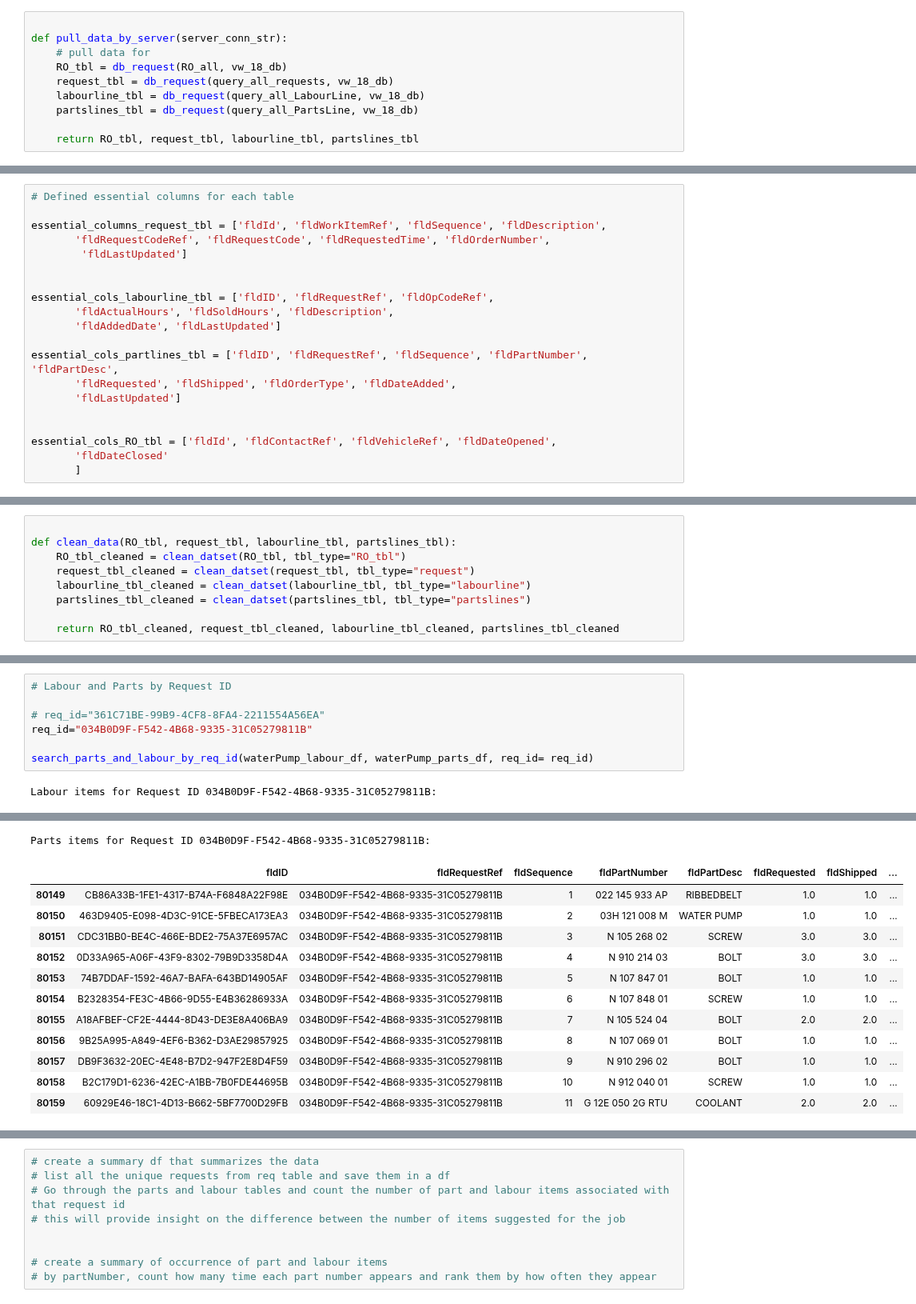
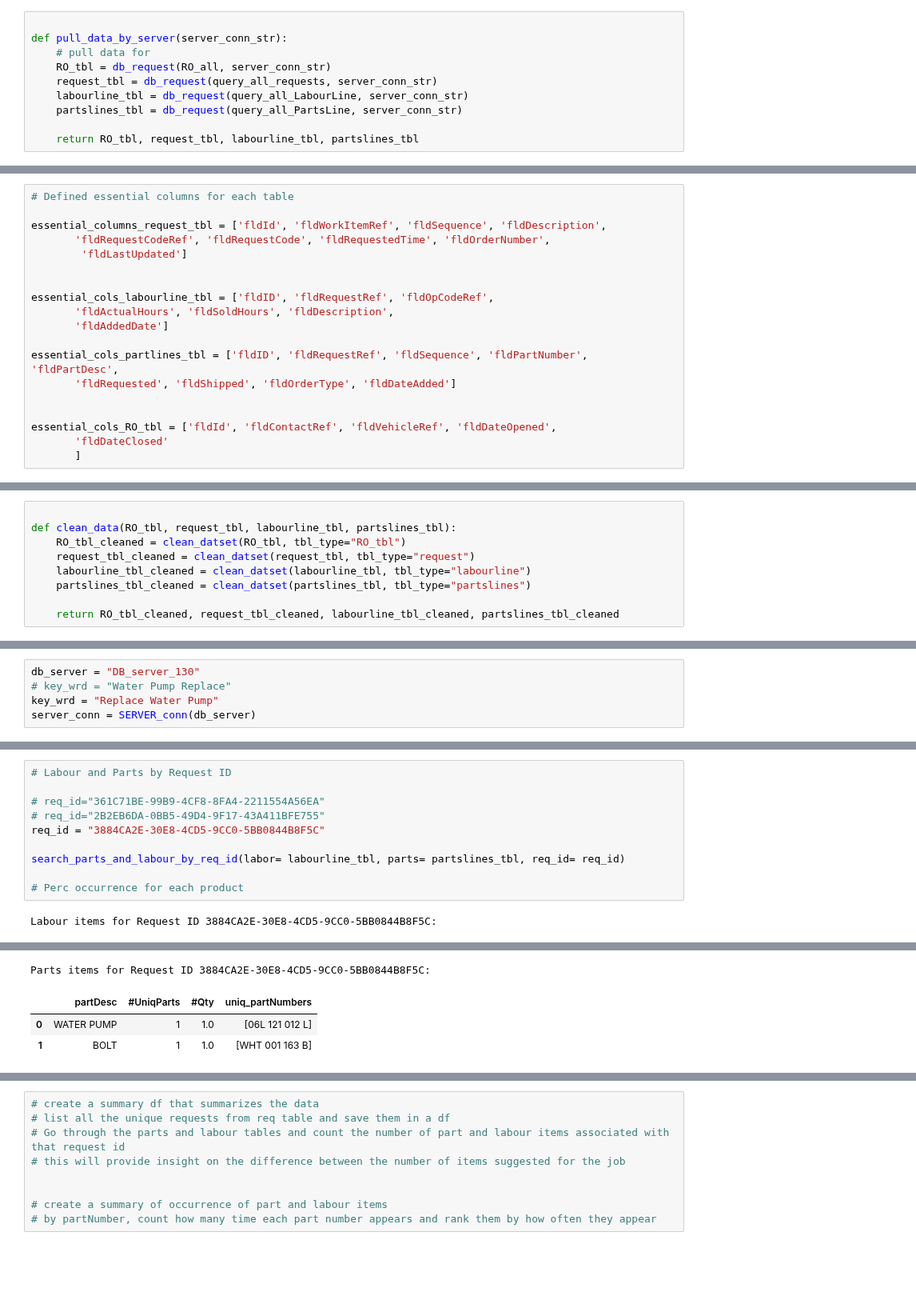
Before and after one commit to MeliPax/SPG, a Jupyter notebook: research/pull_vehicle_repair_data.ipynb, the cells around one changed output, grey strips where cells are left out. Shown at 80% size. Cells and saved outputs as stored; diff of their text form; blank space fills up the shorter version.

```diff
--- a/research/pull_vehicle_repair_data.ipynb
+++ b/research/pull_vehicle_repair_data.ipynb
@@ -89,9 +95,9 @@ query_all_PartsLine = "SELECT *  from Ops_tblPartsLine where fldLastUpdated > '2
 
 def pull_data_by_server(server_conn_str):
     # pull data for
-    RO_tbl = db_request(RO_all, vw_18_db)
-    request_tbl = db_request(query_all_requests, vw_18_db)
-    labourline_tbl = db_request(query_all_LabourLine, vw_18_db)
-    partslines_tbl = db_request(query_all_PartsLine, vw_18_db)
+    RO_tbl = db_request(RO_all, server_conn_str)
+    request_tbl = db_request(query_all_requests, server_conn_str)
+    labourline_tbl = db_request(query_all_LabourLine, server_conn_str)
+    partslines_tbl = db_request(query_all_PartsLine, server_conn_str)
 
     return RO_tbl, request_tbl, labourline_tbl, partslines_tbl
@@ -139,11 +137,10 @@ essential_columns_request_tbl = ['fldId', 'fldWorkItemRef', 'fldSequence', 'fldD
 
 essential_cols_labourline_tbl = ['fldID', 'fldRequestRef', 'fldOpCodeRef',
        'fldActualHours', 'fldSoldHours', 'fldDescription',
-       'fldAddedDate', 'fldLastUpdated']
+       'fldAddedDate']
 
 essential_cols_partlines_tbl = ['fldID', 'fldRequestRef', 'fldSequence', 'fldPartNumber', 'fldPartDesc',
-       'fldRequested', 'fldShipped', 'fldOrderType', 'fldDateAdded',
-       'fldLastUpdated']
+       'fldRequested', 'fldShipped', 'fldOrderType', 'fldDateAdded']
 
 
 essential_cols_RO_tbl = ['fldId', 'fldContactRef', 'fldVehicleRef', 'fldDateOpened',
@@ -340,0 +486,5 @@ filtered_parts_df
+# %%
+db_server = "DB_server_130"
+# key_wrd = "Water Pump Replace"
+key_wrd = "Replace Water Pump"
+server_conn = SERVER_conn(db_server)
@@ -379,9 +528,12 @@ Labour Summary
 # Labour and Parts by Request ID
 
 # req_id="361C71BE-99B9-4CF8-8FA4-2211554A56EA"
-req_id="034B0D9F-F542-4B68-9335-31C05279811B"
+# req_id="2B2EB6DA-0BB5-49D4-9F17-43A411BFE755"
+req_id = "3884CA2E-30E8-4CD5-9CC0-5BB0844B8F5C"
 
-search_parts_and_labour_by_req_id(waterPump_labour_df, waterPump_parts_df, req_id= req_id)
+search_parts_and_labour_by_req_id(labor= labourline_tbl, parts= partslines_tbl, req_id= req_id)
+
+# Perc occurrence for each product
 # %% [output]
-Labour items for Request ID 034B0D9F-F542-4B68-9335-31C05279811B:
+Labour items for Request ID 3884CA2E-30E8-4CD5-9CC0-5BB0844B8F5C:
 |  | fldID | fldRequestRef | fldOpCodeRef | fldActualHours | fldSoldHours | fldDescription | fldAddedDate | ... |
@@ -389,13 +545,4 @@ Labour items for Request ID 034B0D9F-F542-4B68-9335-31C05279811B:
-Parts items for Request ID 034B0D9F-F542-4B68-9335-31C05279811B:
+Parts items for Request ID 3884CA2E-30E8-4CD5-9CC0-5BB0844B8F5C:
-|  | fldID | fldRequestRef | fldSequence | fldPartNumber | fldPartDesc | fldRequested | fldShipped | ... |
-| 80149 | CB86A33B-1FE1-4317-B74A-F6848A22F98E | 034B0D9F-F542-4B68-9335-31C05279811B | 1 | 022 145 933 AP | RIBBEDBELT | 1.0 | 1.0 | ... |
-| 80150 | 463D9405-E098-4D3C-91CE-5FBECA173EA3 | 034B0D9F-F542-4B68-9335-31C05279811B | 2 | 03H 121 008 M | WATER PUMP | 1.0 | 1.0 | ... |
-| 80151 | CDC31BB0-BE4C-466E-BDE2-75A37E6957AC | 034B0D9F-F542-4B68-9335-31C05279811B | 3 | N 105 268 02 | SCREW | 3.0 | 3.0 | ... |
-| 80152 | 0D33A965-A06F-43F9-8302-79B9D3358D4A | 034B0D9F-F542-4B68-9335-31C05279811B | 4 | N 910 214 03 | BOLT | 3.0 | 3.0 | ... |
-| 80153 | 74B7DDAF-1592-46A7-BAFA-643BD14905AF | 034B0D9F-F542-4B68-9335-31C05279811B | 5 | N 107 847 01 | BOLT | 1.0 | 1.0 | ... |
-| 80154 | B2328354-FE3C-4B66-9D55-E4B36286933A | 034B0D9F-F542-4B68-9335-31C05279811B | 6 | N 107 848 01 | SCREW | 1.0 | 1.0 | ... |
-| 80155 | A18AFBEF-CF2E-4444-8D43-DE3E8A406BA9 | 034B0D9F-F542-4B68-9335-31C05279811B | 7 | N 105 524 04 | BOLT | 2.0 | 2.0 | ... |
-| 80156 | 9B25A995-A849-4EF6-B362-D3AE29857925 | 034B0D9F-F542-4B68-9335-31C05279811B | 8 | N 107 069 01 | BOLT | 1.0 | 1.0 | ... |
-| 80157 | DB9F3632-20EC-4E48-B7D2-947F2E8D4F59 | 034B0D9F-F542-4B68-9335-31C05279811B | 9 | N 910 296 02 | BOLT | 1.0 | 1.0 | ... |
-| 80158 | B2C179D1-6236-42EC-A1BB-7B0FDE44695B | 034B0D9F-F542-4B68-9335-31C05279811B | 10 | N 912 040 01 | SCREW | 1.0 | 1.0 | ... |
-| 80159 | 60929E46-18C1-4D13-B662-5BF7700D29FB | 034B0D9F-F542-4B68-9335-31C05279811B | 11 | G 12E 050 2G RTU | COOLANT | 2.0 | 2.0 | ... |
+|  | partDesc | #UniqParts | #Qty | uniq_partNumbers |
+| 0 | WATER PUMP | 1 | 1.0 | [06L 121 012 L] |
+| 1 | BOLT | 1 | 1.0 | [WHT 001 163 B] |
```
Also changed, not shown: parts of 40 cells of this notebook, 2 other files.
